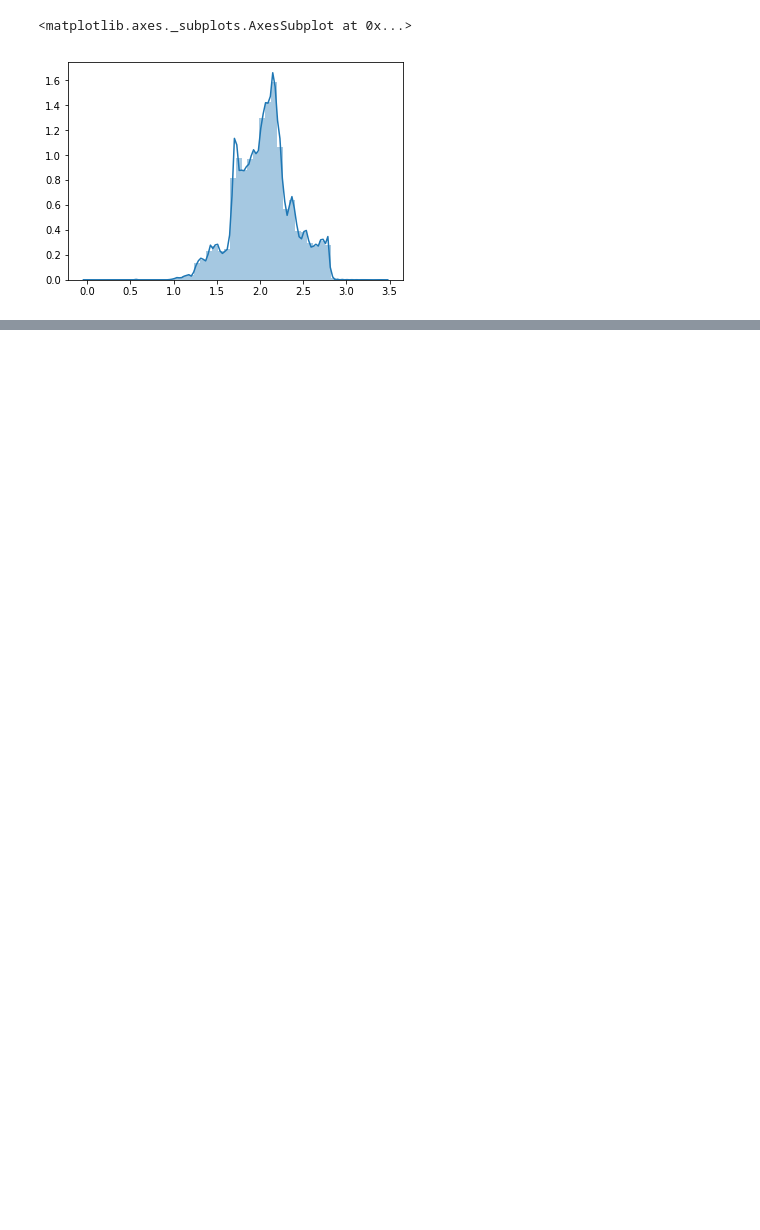
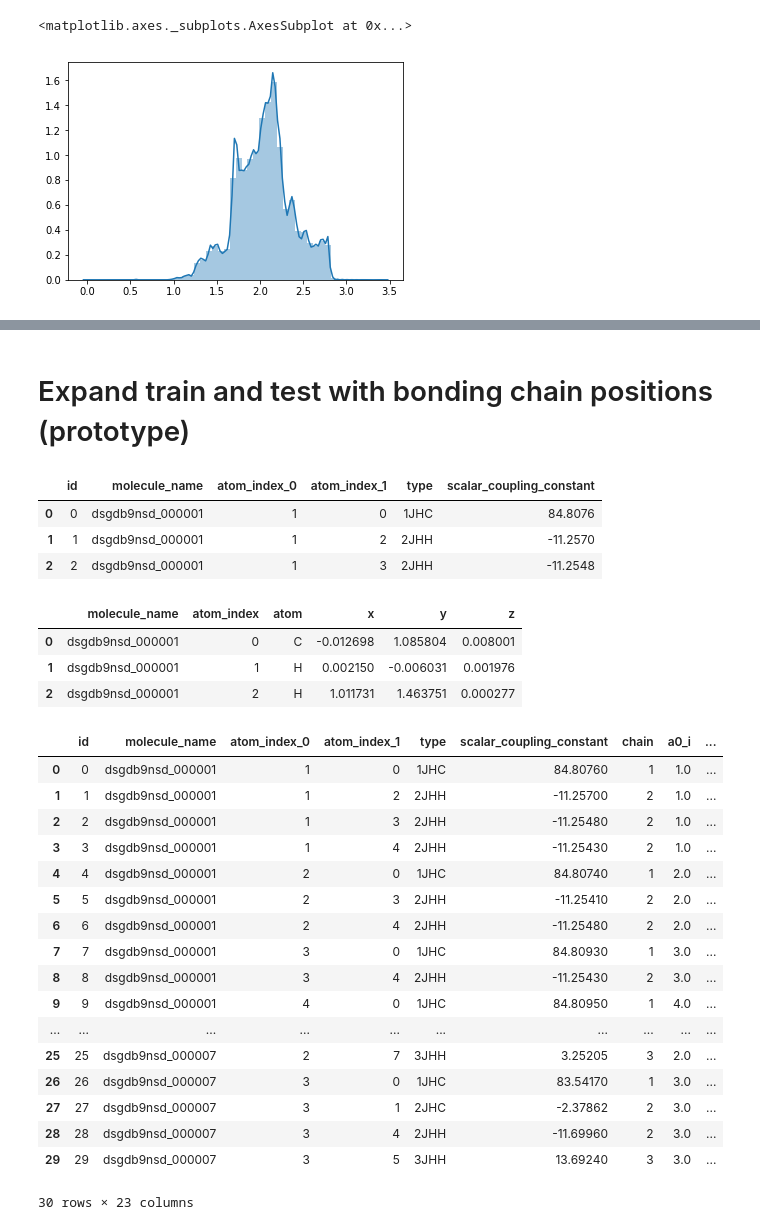
Before and after one commit to miguel-rita/remote-five, a Jupyter notebook: notebooks/EDA.ipynb, the cells around one changed output, grey strips where cells are left out. Saved outputs shown, nothing was run; the diff lists cells and outputs as text; code cells hidden in the pictures; blank space fills up the shorter version.

```diff
--- a/notebooks/EDA.ipynb
+++ b/notebooks/EDA.ipynb
@@ -36,4 +20,0 @@ np.mean(a[[1,2]])
-# %%
-nc=list(train.columns)
-train=train[nc[-2:]+nc[:-2]]
-train.head()
@@ -160,5 +131,3 @@ sns.distplot(tfs.values[:,4])
 # %% [output]
 <matplotlib.axes._subplots.AxesSubplot at 0x...>
 [figure]
-# %%
-u, c = np.unique(['a', 'b', 'b', 'a', 'c'], return_counts=True)
@@ -189,0 +134,59 @@ NameError: name 'log_maes' is not defined
+# %% [markdown]
+# Expand train and test with bonding chain positions (prototype)
+# %%
+expand_train = train.copy().iloc[:1000,:]
+train.head(3)
+# %% [output]
+|  | id | molecule_name | atom_index_0 | atom_index_1 | type | scalar_coupling_constant |
+| 0 | 0 | dsgdb9nsd_000001 | 1 | 0 | 1JHC | 84.8076 |
+| 1 | 1 | dsgdb9nsd_000001 | 1 | 2 | 2JHH | -11.2570 |
+| 2 | 2 | dsgdb9nsd_000001 | 1 | 3 | 2JHH | -11.2548 |
+# %%
+struct.head(3)
+# %% [output]
+|  | molecule_name | atom_index | atom | x | y | z |
+| 0 | dsgdb9nsd_000001 | 0 | C | -0.012698 | 1.085804 | 0.008001 |
+| 1 | dsgdb9nsd_000001 | 1 | H | 0.002150 | -0.006031 | 0.001976 |
+| 2 | dsgdb9nsd_000001 | 2 | H | 1.011731 | 1.463751 | 0.000277 |
+# %%
+# Num of bonds of the J interaction
+expand_train['chain'] = expand_train['type'].apply(lambda t : int(t[0]))
+
+# Add empty cols for all indexes and coordinates of atoms along J bond
+c_list = ['a0_i', 'a1_i', 'a2_i', 'a3_i'] # Indexes
+for a in ['a0', 'a1', 'a2', 'a3']:
+    c_list.extend([f'{a}_{coord}' for coord in ['x', 'y', 'z']])
+for c in c_list:
+    expand_train[c] = np.nan
+
+# Fill chain indexes
+for i,row in tqdm.tqdm(enumerate(expand_train.itertuples(index=True))):
+
+    # Fill first and last indexes
+    expand_train.loc[row.Index, 'a0_i'] = row.atom_index_0
+    expand_train.loc[row.Index, f'a{row.chain}_i'] = row.atom_index_1
+
+    if row.chain == 2: # Fill middle index via set intersection
+
+
+
+expand_train.head(30)
+# %% [output]
+|  | id | molecule_name | atom_index_0 | atom_index_1 | type | scalar_coupling_constant | chain | a0_i | ... |
+| 0 | 0 | dsgdb9nsd_000001 | 1 | 0 | 1JHC | 84.80760 | 1 | 1.0 | ... |
+| 1 | 1 | dsgdb9nsd_000001 | 1 | 2 | 2JHH | -11.25700 | 2 | 1.0 | ... |
+| 2 | 2 | dsgdb9nsd_000001 | 1 | 3 | 2JHH | -11.25480 | 2 | 1.0 | ... |
+| 3 | 3 | dsgdb9nsd_000001 | 1 | 4 | 2JHH | -11.25430 | 2 | 1.0 | ... |
+| 4 | 4 | dsgdb9nsd_000001 | 2 | 0 | 1JHC | 84.80740 | 1 | 2.0 | ... |
+| 5 | 5 | dsgdb9nsd_000001 | 2 | 3 | 2JHH | -11.25410 | 2 | 2.0 | ... |
+| 6 | 6 | dsgdb9nsd_000001 | 2 | 4 | 2JHH | -11.25480 | 2 | 2.0 | ... |
+| 7 | 7 | dsgdb9nsd_000001 | 3 | 0 | 1JHC | 84.80930 | 1 | 3.0 | ... |
+| 8 | 8 | dsgdb9nsd_000001 | 3 | 4 | 2JHH | -11.25430 | 2 | 3.0 | ... |
+| 9 | 9 | dsgdb9nsd_000001 | 4 | 0 | 1JHC | 84.80950 | 1 | 4.0 | ... |
+| ... | ... | ... | ... | ... | ... | ... | ... | ... | ... |
+| 25 | 25 | dsgdb9nsd_000007 | 2 | 7 | 3JHH | 3.25205 | 3 | 2.0 | ... |
+| 26 | 26 | dsgdb9nsd_000007 | 3 | 0 | 1JHC | 83.54170 | 1 | 3.0 | ... |
+| 27 | 27 | dsgdb9nsd_000007 | 3 | 1 | 2JHC | -2.37862 | 2 | 3.0 | ... |
+| 28 | 28 | dsgdb9nsd_000007 | 3 | 4 | 2JHH | -11.69960 | 2 | 3.0 | ... |
+| 29 | 29 | dsgdb9nsd_000007 | 3 | 5 | 3JHH | 13.69240 | 3 | 3.0 | ... |
+30 rows × 23 columns
```
Also changed, not shown: parts of 15 cells of this notebook, 5 other files.
